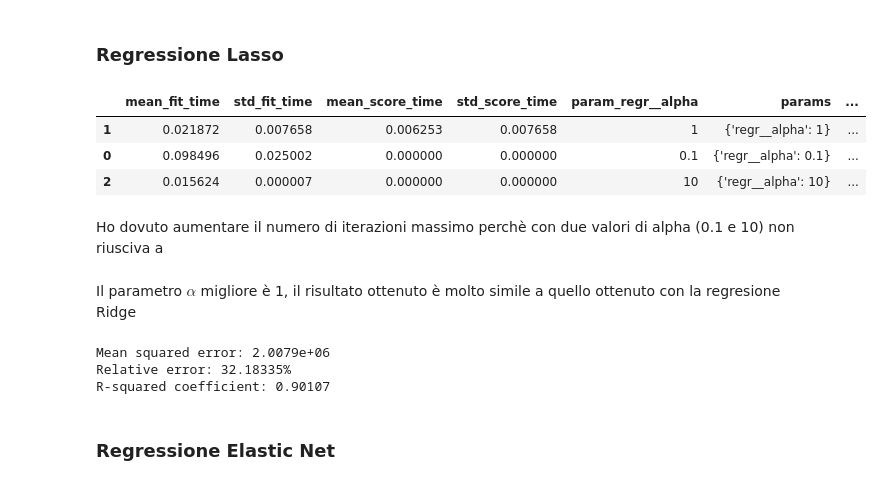
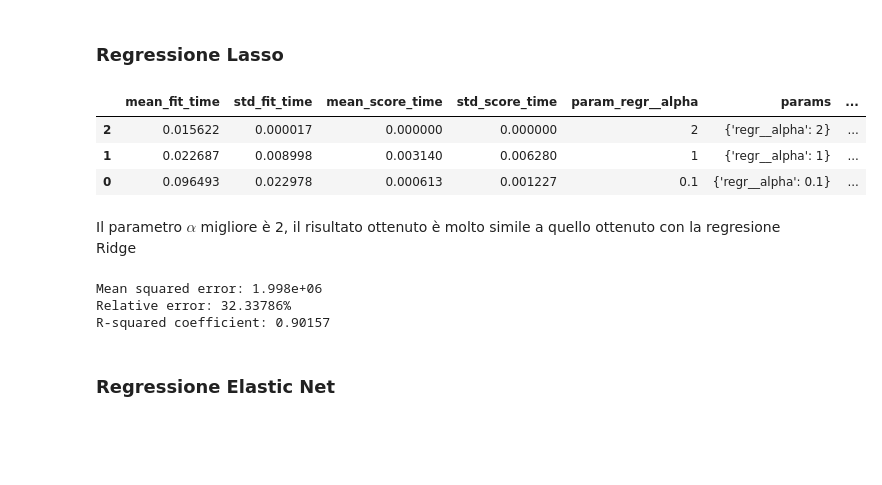
Before and after one commit to lucaCar4/DataIntensive, a Jupyter notebook: CarPricePrediction.ipynb, the cells around one changed output. Cells and saved outputs as stored; diff of their text form; code cells hidden in the pictures; blank space fills up the shorter version.

Commit message:
Change alpha parameter in Lasso Regression

```diff
--- a/CarPricePrediction.ipynb
+++ b/CarPricePrediction.ipynb
@@ -469,40 +469,38 @@ R-squared coefficient: 0.90137
 # %%
 lasso_model = Pipeline([
     ("preproc", ColumnTransformer([
         ("numeric", StandardScaler(), numeric_vars),
         ("categorical", OneHotEncoder(handle_unknown="ignore" ), categorical_vars)
     ])),
-    ("regr", Lasso(max_iter=1600))
+    ("regr", Lasso())
 ])
 lasso_grid = {
-    "regr__alpha": [ 0.1, 1, 10]
+    "regr__alpha": [ 0.1, 1, 2]
     }
 lasso_gs = GridSearchCV(lasso_model, param_grid=lasso_grid, cv=5)
 lasso_gs.fit(X_train, y_train)
 pd.DataFrame(lasso_gs.cv_results_).sort_values("mean_test_score", ascending=False)
 # %% [output]
 |  | mean_fit_time | std_fit_time | mean_score_time | std_score_time | param_regr__alpha | params | ... |
-| 1 | 0.021872 | 0.007658 | 0.006253 | 0.007658 | 1 | {'regr__alpha': 1} | ... |
-| 0 | 0.098496 | 0.025002 | 0.000000 | 0.000000 | 0.1 | {'regr__alpha': 0.1} | ... |
-| 2 | 0.015624 | 0.000007 | 0.000000 | 0.000000 | 10 | {'regr__alpha': 10} | ... |
+| 2 | 0.015622 | 0.000017 | 0.000000 | 0.000000 | 2 | {'regr__alpha': 2} | ... |
+| 1 | 0.022687 | 0.008998 | 0.003140 | 0.006280 | 1 | {'regr__alpha': 1} | ... |
+| 0 | 0.096493 | 0.022978 | 0.000613 | 0.001227 | 0.1 | {'regr__alpha': 0.1} | ... |
-# %% [markdown]
-Ho dovuto aumentare il numero di iterazioni massimo perchè con due valori di alpha (0.1 e 10) non riusciva a
 # %% [markdown]
-Il parametro $\alpha$ migliore è 1, il risultato ottenuto è molto simile a quello ottenuto con la regresione Ridge
+Il parametro $\alpha$ migliore è 2, il risultato ottenuto è molto simile a quello ottenuto con la regresione Ridge
 # %%
 lasso_model = Pipeline([
     ("preproc", ColumnTransformer([
         ("numeric", StandardScaler(), numeric_vars),
         ("categorical", OneHotEncoder(handle_unknown="ignore" ), categorical_vars)
     ])),
-    ("regr", Lasso()) # alpha di default è settato a 1
+    ("regr", Lasso(alpha=2))
 ])
 lasso_model.fit(X_train, y_train)
 print_eval(X_val, y_val, lasso_model)
 # %% [output]
-Mean squared error: 2.0079e+06
-Relative error: 32.18335%
-R-squared coefficient: 0.90107
+Mean squared error: 1.998e+06
+Relative error: 32.33786%
+R-squared coefficient: 0.90157
 # %% [markdown]
 ### Regressione Elastic Net
 # %%
```
Also changed, not shown: parts of 8 cells of this notebook.
